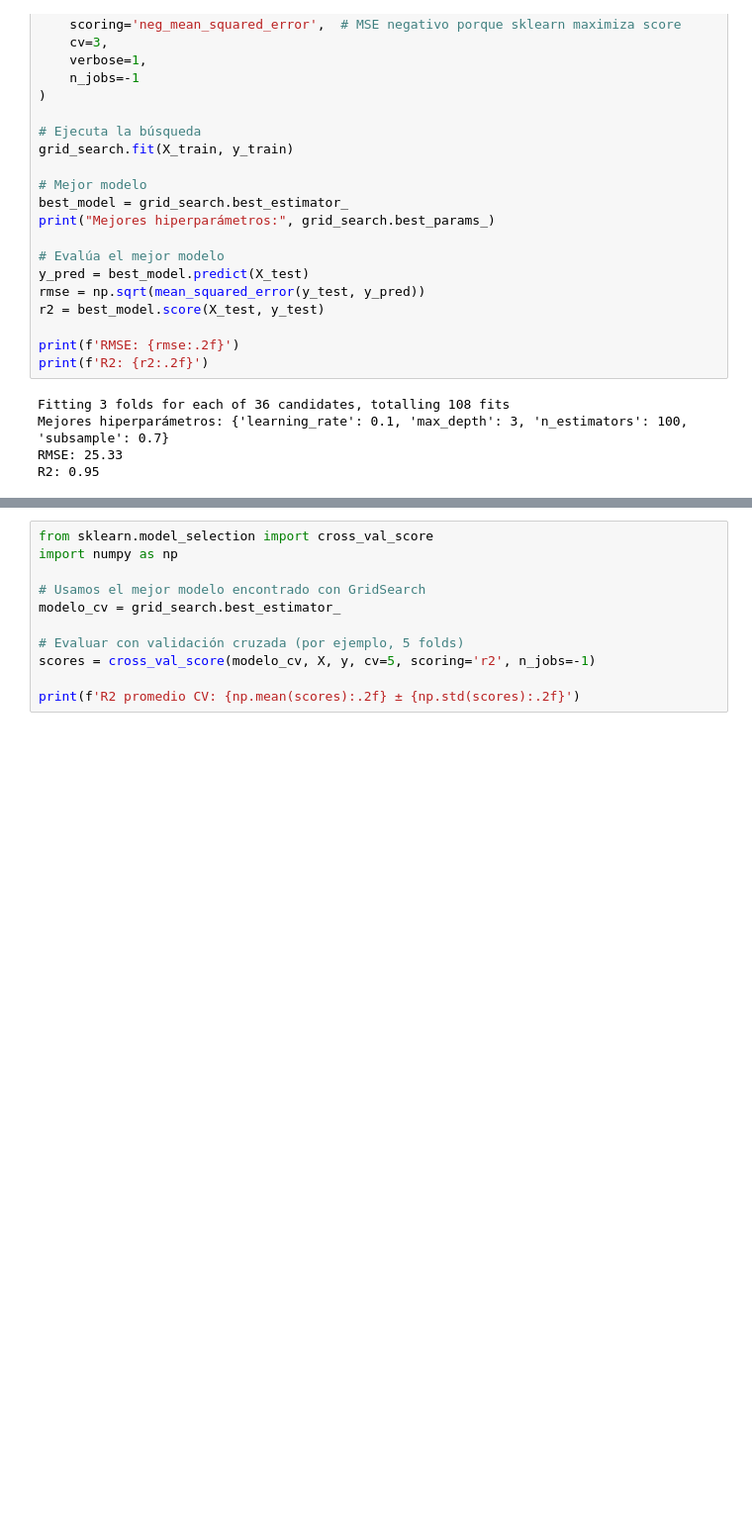
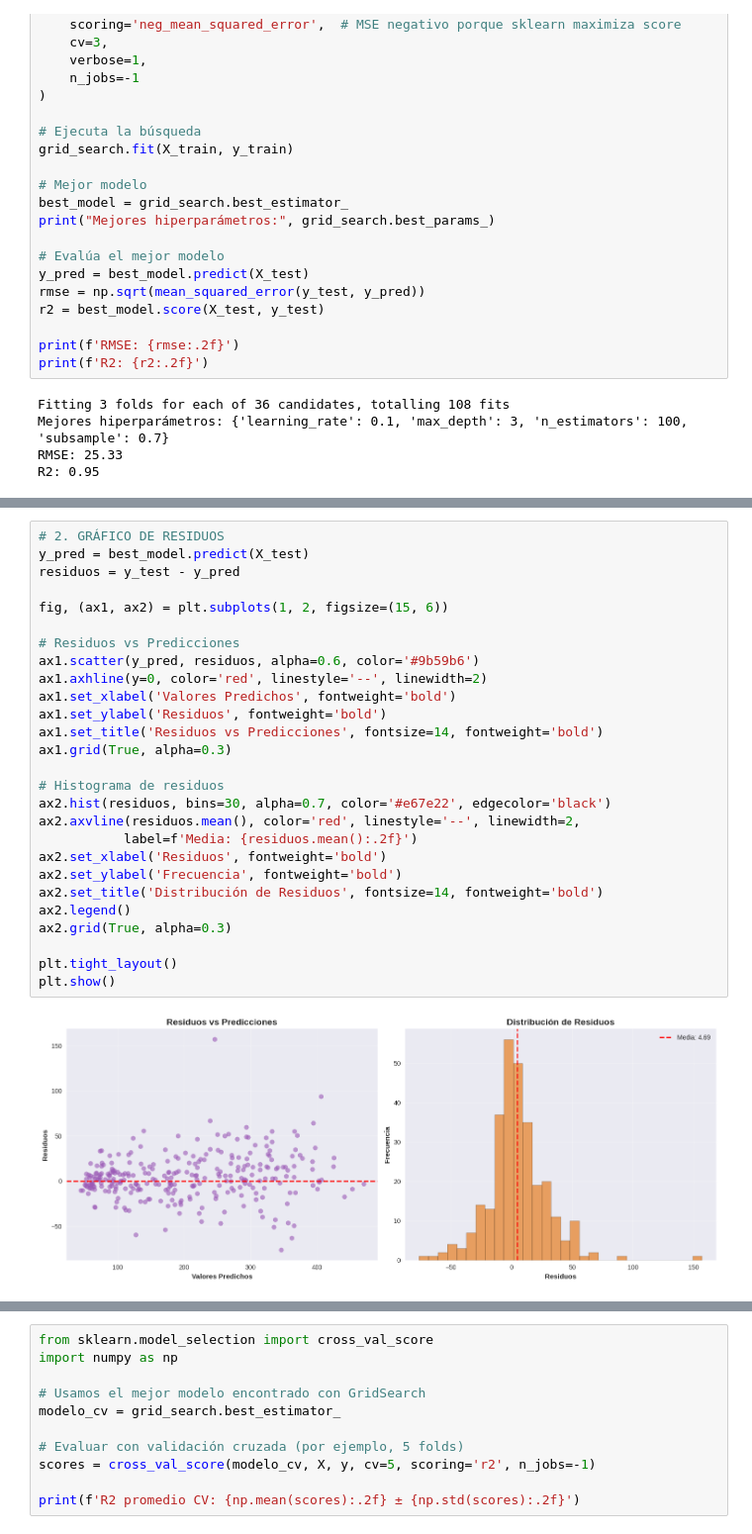
Before and after one commit to r2x4/aprendiendo_machine, a Jupyter notebook: machine.ipynb, the cells around one changed output, grey strips where cells are left out. Shown at 99% size. Cells and saved outputs as stored; diff of their text form; blank space fills up the shorter version.

```diff
--- a/machine.ipynb
+++ b/machine.ipynb
@@ -392,0 +444,29 @@ plt.show()
+# %%
+# 2. GRÁFICO DE RESIDUOS
+y_pred = best_model.predict(X_test)
+residuos = y_test - y_pred
+
+fig, (ax1, ax2) = plt.subplots(1, 2, figsize=(15, 6))
+
+# Residuos vs Predicciones
+ax1.scatter(y_pred, residuos, alpha=0.6, color='#9b59b6')
+ax1.axhline(y=0, color='red', linestyle='--', linewidth=2)
+ax1.set_xlabel('Valores Predichos', fontweight='bold')
+ax1.set_ylabel('Residuos', fontweight='bold')
+ax1.set_title('Residuos vs Predicciones', fontsize=14, fontweight='bold')
+ax1.grid(True, alpha=0.3)
+
+# Histograma de residuos
+ax2.hist(residuos, bins=30, alpha=0.7, color='#e67e22', edgecolor='black')
+ax2.axvline(residuos.mean(), color='red', linestyle='--', linewidth=2,
+           label=f'Media: {residuos.mean():.2f}')
+ax2.set_xlabel('Residuos', fontweight='bold')
+ax2.set_ylabel('Frecuencia', fontweight='bold')
+ax2.set_title('Distribución de Residuos', fontsize=14, fontweight='bold')
+ax2.legend()
+ax2.grid(True, alpha=0.3)
+
+plt.tight_layout()
+plt.show()
+# %% [output]
+[figure, added]
```
Also changed, not shown: parts of 19 cells of this notebook.
